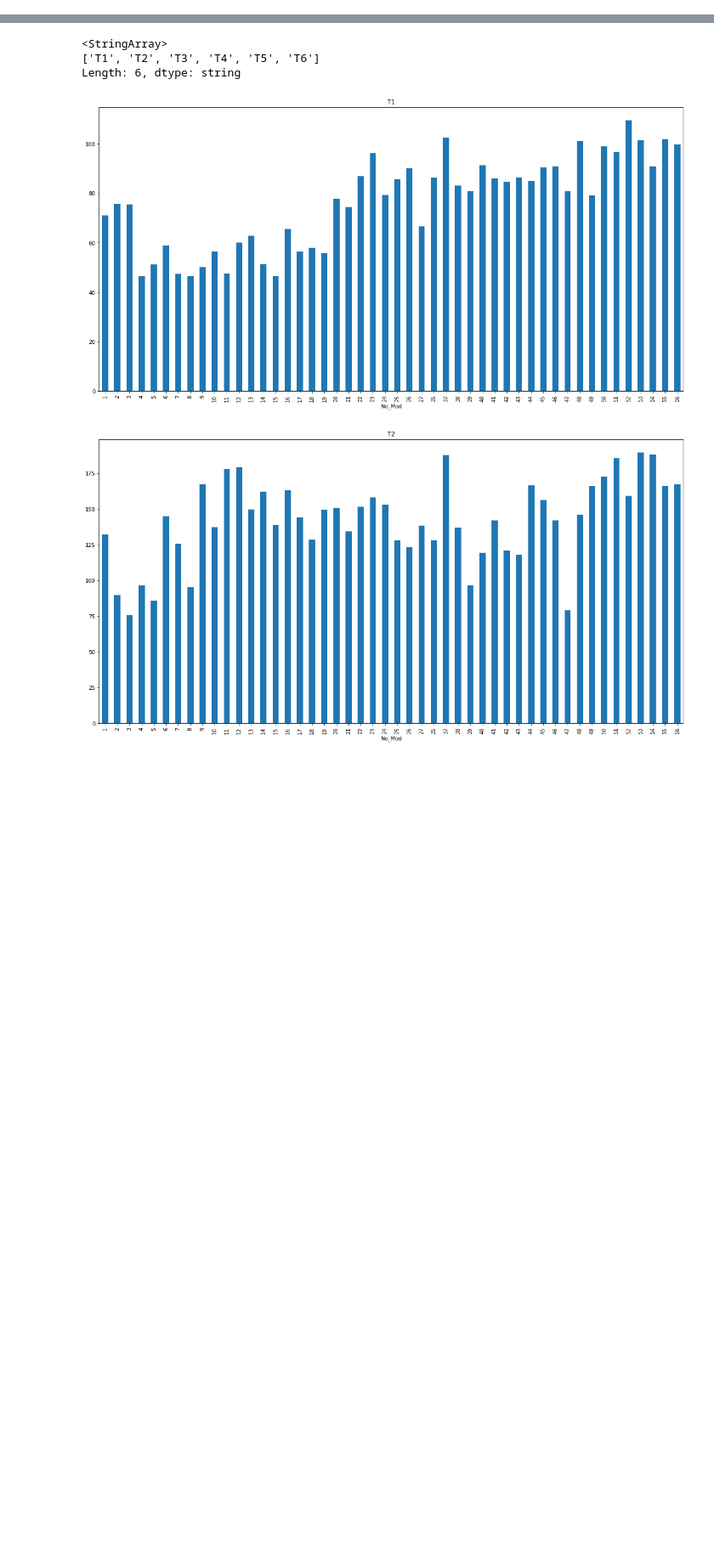
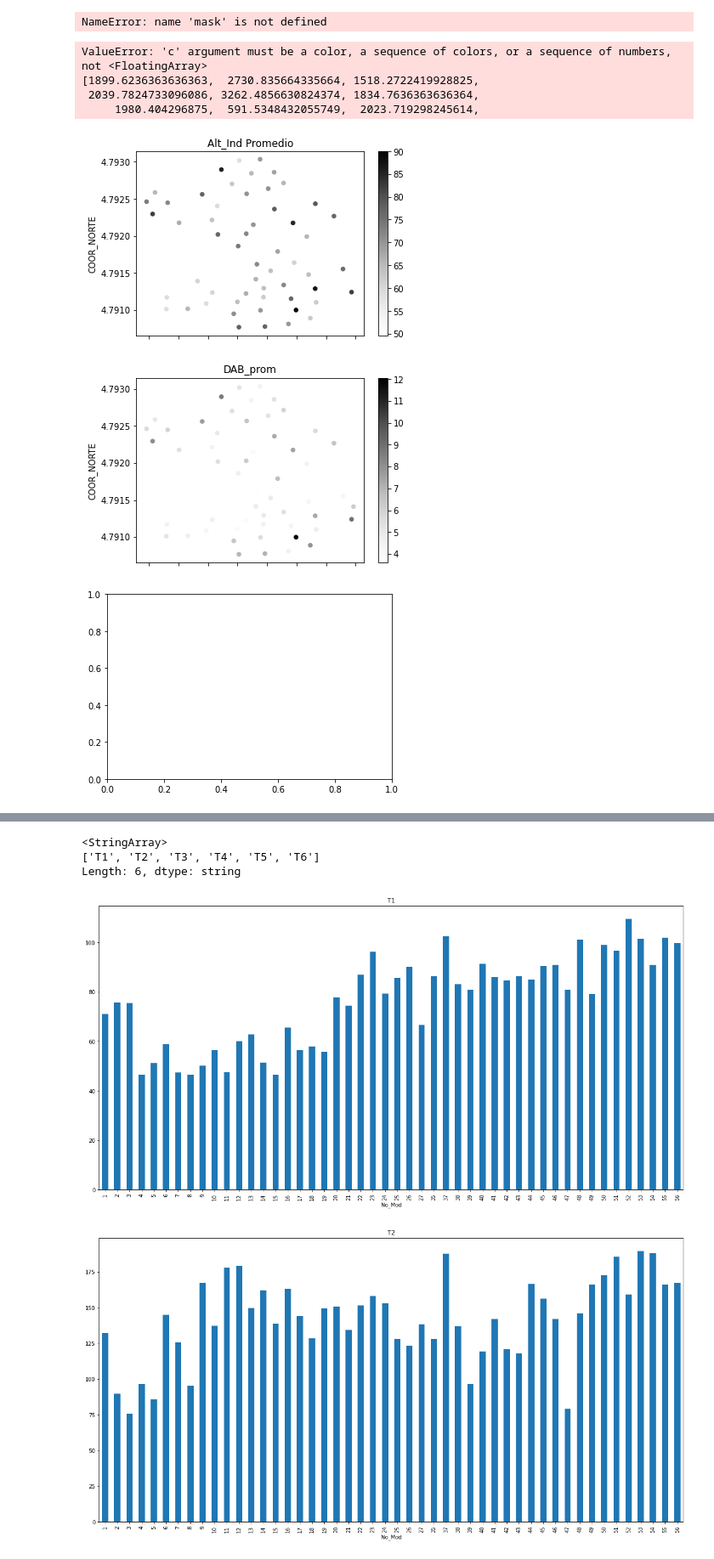
Before and after one commit to Slid61/Plant-Restoration-Data, a Jupyter notebook: Data Wrangling Encenillo.ipynb, the cells around one changed output, grey strips where cells are left out. Shown at 85% size. Cells and saved outputs as stored; diff of their text form; code cells hidden in the pictures; blank space fills up the shorter version.

```diff
--- a/Data Wrangling Encenillo.ipynb
+++ b/Data Wrangling Encenillo.ipynb
@@ -20,0 +61,3 @@ Index(['Fecha', 'ID', 'Even_mon', 'Especie', 'No_Mod', 'No_Ind', 'Alt1_Ind',
+# %%
+sel['No_Mod'] = mods
+sel
@@ -20,0 +83,6 @@ Index(['Fecha', 'ID', 'Even_mon', 'Especie', 'No_Mod', 'No_Ind', 'Alt1_Ind',
+# %%
+#Squash coordinates into averages.
+mask = sel.groupby(['No_Mod']).mean()
+mask.reset_index(level=0,inplace=True)
+mask['No_Mod'] = mask['No_Mod'].astype('int64')
+mask
@@ -20,0 +107,25 @@ Index(['Fecha', 'ID', 'Even_mon', 'Especie', 'No_Mod', 'No_Ind', 'Alt1_Ind',
+# %%
+#Join tables so that coordinates match locations
+coordinated = df_AF.merge(mask,how='outer', on='No_Mod')
+coordinated.columns
+# %% [output]
+NameError: name 'mask' is not defined
+# %%
+#Group by coordinates
+x = coordinated.groupby(['COOR_ESTE']).mean()
+y = coordinated.groupby(['COOR_NORTE']).mean()
+xy = coordinated.groupby(['COOR_NORTE','COOR_ESTE']).mean()
+# %%
+#Plot coordinates to different values. Generate one of these each for mortality, height, DAB, health.
+valores = ['Alt_Ind Promedio', 'DAB_prom', 'Area_cop_ind', 'Sup_Ind','Est_Fit_Ind']
+for valor in valores:
+
+    mask.plot(kind='scatter', x='COOR_ESTE', y='COOR_NORTE', c=xy[valor].array, colorbar=True, title=valor)
+# %% [output]
+ValueError: 'c' argument must be a color, a sequence of colors, or a sequence of numbers, not <FloatingArray>
+[1899.6236363636363,  2730.835664335664, 1518.2722419928825,
+ 2039.7824733096086, 3262.4856630824374, 1834.7636363636364,
+     1980.404296875,  591.5348432055749,  2023.719298245614,
+[figure, added]
+[figure, added]
+[figure, added]
```
Also changed, not shown: parts of 9 cells of this notebook, 19 other files.
